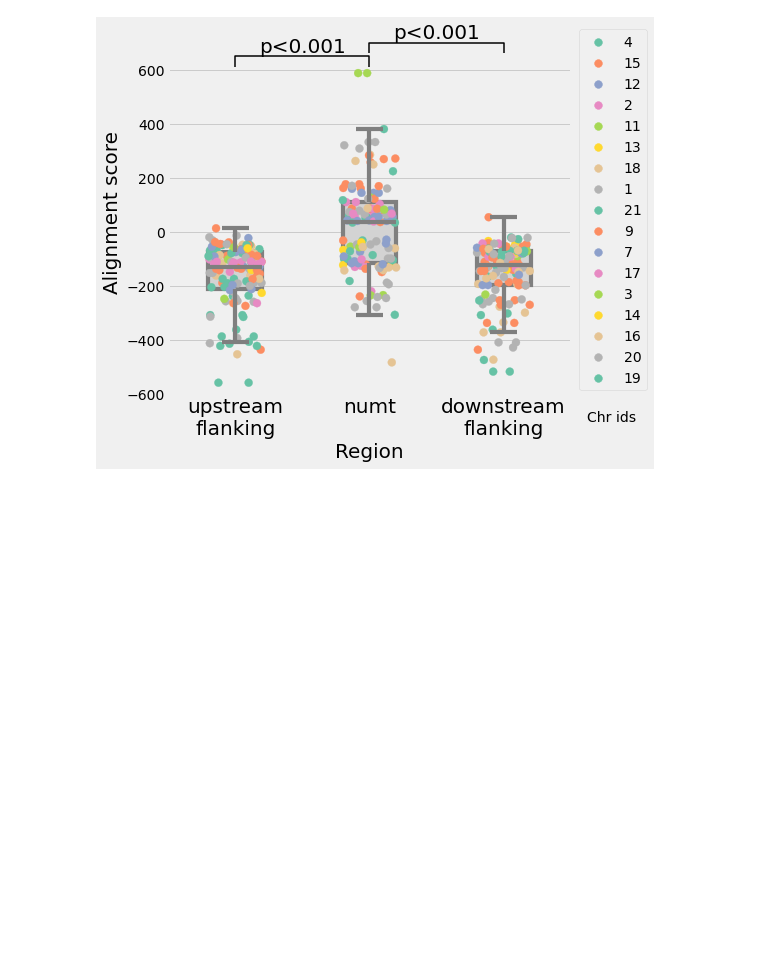
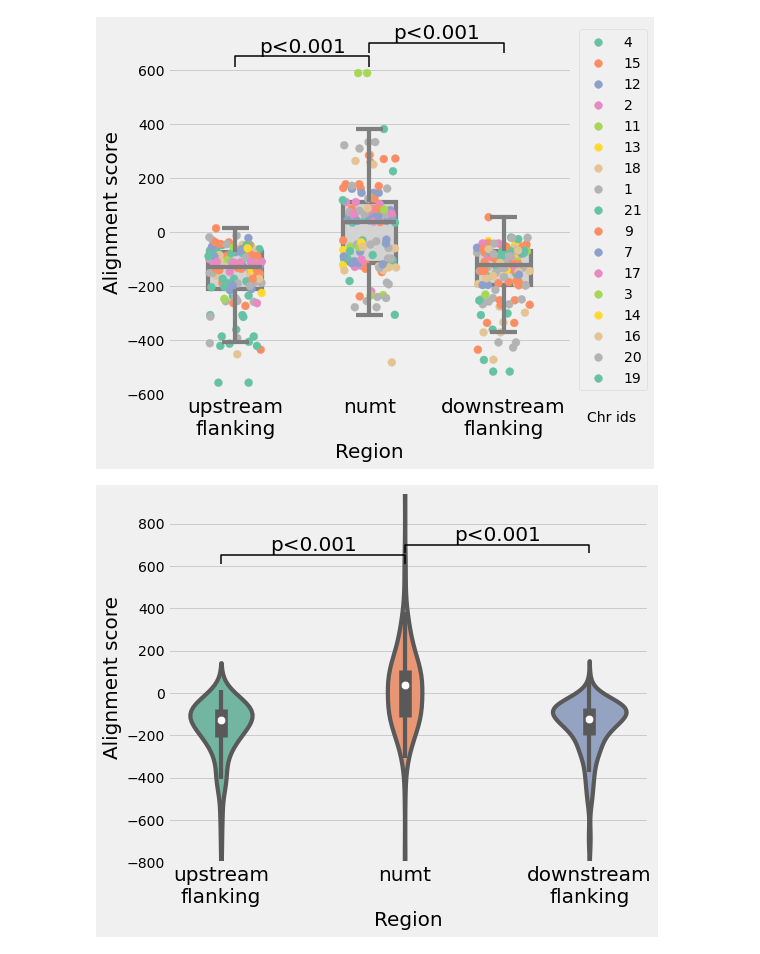
Before and after one commit to balintbiro/Oryctolagus_cuniculus_numts, a Jupyter notebook: codes/revision/alignment_scores_vis.ipynb, the cells around one changed output. Drawn from its saved outputs; the diff is of its cells as text; code cells hidden in the pictures; blank space fills up the shorter version.

```diff
--- a/codes/revision/alignment_scores_vis.ipynb
+++ b/codes/revision/alignment_scores_vis.ipynb
@@ -117,3 +117,26 @@ plt.tight_layout()
 plt.savefig('../../results/deep_analysis.png',dpi=300)
 # %% [output]
 [figure]
+# %%
+plt.style.use('fivethirtyeight')
+fig,ax=plt.subplots(1,1,figsize=(8,6.5))
+
+np.random.seed(1)
+subdf=df.loc[np.random.choice(np.arange(0,len(df)),size=400)]
+ax=sns.violinplot(
+    x='region',y='Alignment score',data=subdf,
+    linewidth=4.2,
+    palette='Set2',
+    fliersize=0,
+    width=.4,
+    zorder=2
+)
+annot_stat('p<0.001',0,1,max(subdf.loc[subdf['region']=='numt']['Alignment score'])-400,40)
+annot_stat('p<0.001',2,1,max(subdf.loc[subdf['region']=='numt']['Alignment score'])-350,40)
+ax.set_ylim(-800,950)
+ax.set_xticklabels(['upstream\nflanking','numt','downstream\nflanking'],fontsize=20)
+ax.set_ylabel('Alignment score',fontsize=20)
+ax.set_xlabel('Region',fontsize=20)
+plt.tight_layout()
+# %% [output]
+[figure, added]
```
Also changed, not shown: 4 other files.
